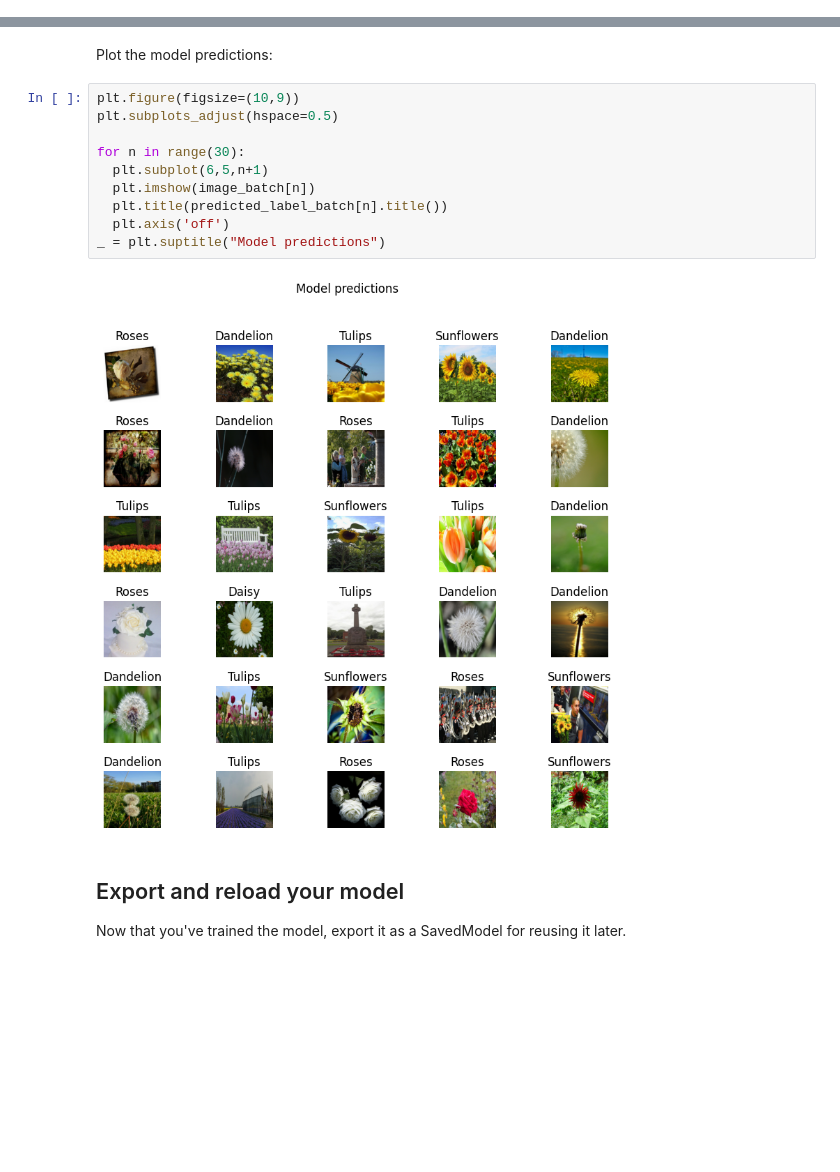
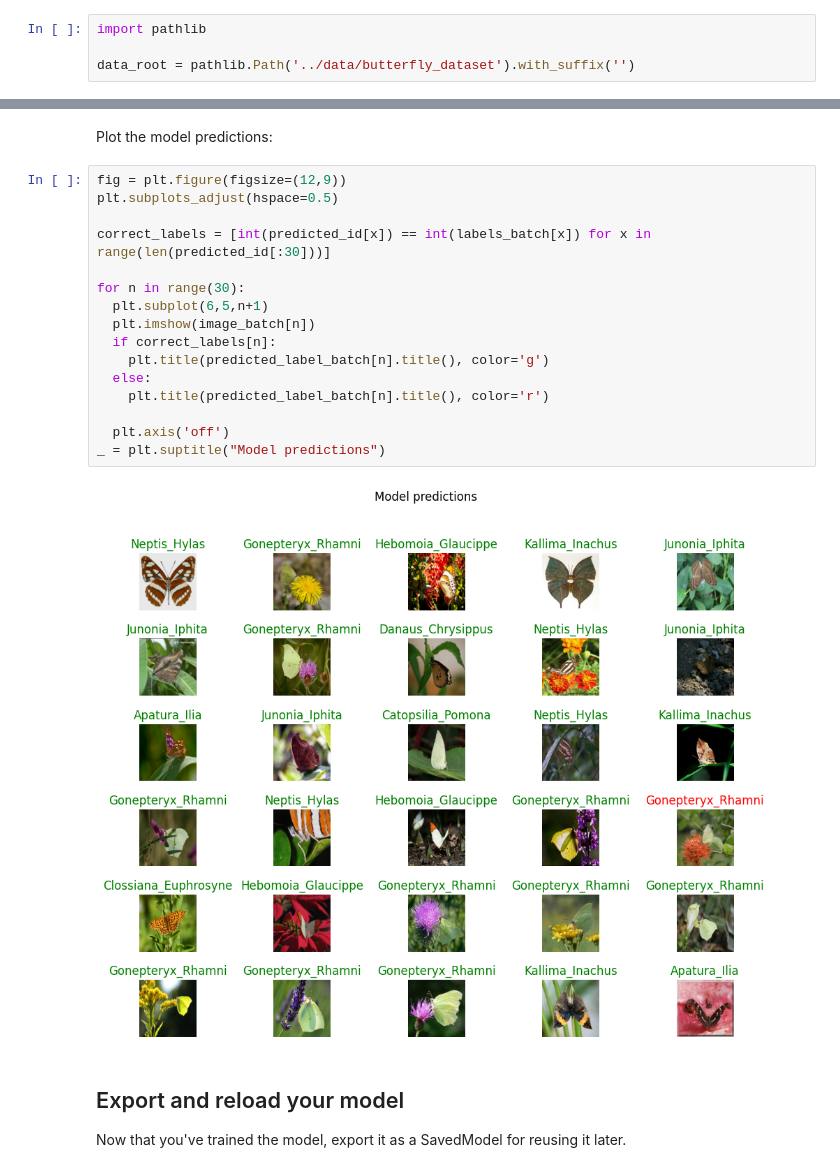
Before and after one commit to fferlito/Machine-Learning-Recipes, a Jupyter notebook: machine_learning/transfer_learning_with_hub.ipynb, the cells around one changed output, grey strips where cells are left out. Saved outputs shown, nothing was run; the diff lists cells and outputs as text; blank space fills up the shorter version.

```diff
--- a/machine_learning/transfer_learning_with_hub.ipynb
+++ b/machine_learning/transfer_learning_with_hub.ipynb
@@ -123,3 +108,7 @@ Downloading data from https://storage.googleapis.com/download.tensorflow.org/exa
+# %%
+import pathlib
+
+data_root = pathlib.Path('../data/butterfly_dataset').with_suffix('')
 # %% [markdown]
 First, load this data into the model using the image data off disk with `tf.keras.utils.image_dataset_from_directory`, which will generate a `tf.data.Dataset`:
 # %%
@@ -334,17 +353,23 @@ print(predicted_label_batch)
 # %% [markdown]
 Plot the model predictions:
 # %%
-plt.figure(figsize=(10,9))
+fig = plt.figure(figsize=(12,9))
 plt.subplots_adjust(hspace=0.5)
+
+correct_labels = [int(predicted_id[x]) == int(labels_batch[x]) for x in range(len(predicted_id[:30]))]
 
 for n in range(30):
   plt.subplot(6,5,n+1)
   plt.imshow(image_batch[n])
-  plt.title(predicted_label_batch[n].title())
+  if correct_labels[n]:
+    plt.title(predicted_label_batch[n].title(), color='g')
+  else:
+    plt.title(predicted_label_batch[n].title(), color='r')
+
   plt.axis('off')
 _ = plt.suptitle("Model predictions")
 # %% [output]
-[figure, old version]
+[figure, new version]
 # %% [markdown]
 ## Export and reload your model
 
```
Also changed, not shown: parts of 29 cells of this notebook.
